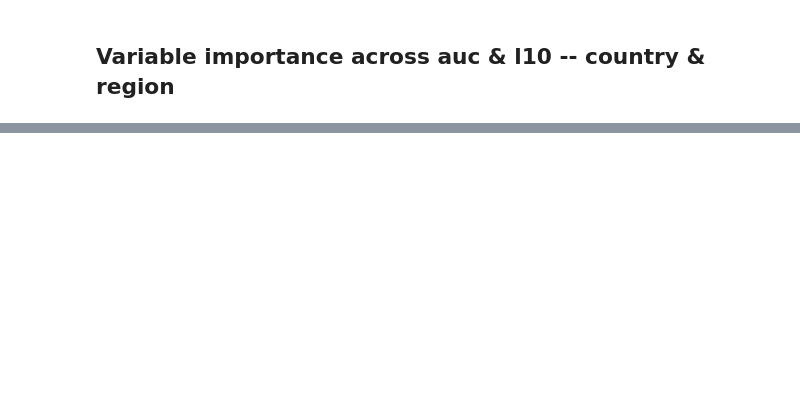
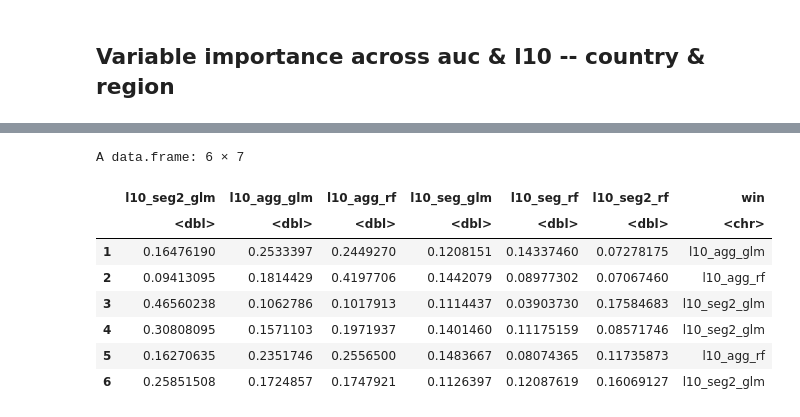
Before and after one commit to liouviaglou/Domains, a Jupyter notebook: scripts/phaseII_05_metalearning/_meta_RF.ipynb, the cells around one changed output, grey strips where cells are left out. Cells and saved outputs as stored; diff of their text form; code cells hidden in the pictures; blank space fills up the shorter version.

```diff
--- a/scripts/phaseII_05_metalearning/_meta_RF.ipynb
+++ b/scripts/phaseII_05_metalearning/_meta_RF.ipynb
@@ -1356,0 +1363,12 @@ A data.frame: 42 × 4
+# %%
+head(pred)
+# %% [output]
+A data.frame: 6 × 7
+|  | l10_seg2_glm | l10_agg_glm | l10_agg_rf | l10_seg_glm | l10_seg_rf | l10_seg2_rf | win |
+|  | <dbl> | <dbl> | <dbl> | <dbl> | <dbl> | <dbl> | <chr> |
+| 1 | 0.16476190 | 0.2533397 | 0.2449270 | 0.1208151 | 0.14337460 | 0.07278175 | l10_agg_glm |
+| 2 | 0.09413095 | 0.1814429 | 0.4197706 | 0.1442079 | 0.08977302 | 0.07067460 | l10_agg_rf |
+| 3 | 0.46560238 | 0.1062786 | 0.1017913 | 0.1114437 | 0.03903730 | 0.17584683 | l10_seg2_glm |
+| 4 | 0.30808095 | 0.1571103 | 0.1971937 | 0.1401460 | 0.11175159 | 0.08571746 | l10_seg2_glm |
+| 5 | 0.16270635 | 0.2351746 | 0.2556500 | 0.1483667 | 0.08074365 | 0.11735873 | l10_agg_rf |
+| 6 | 0.25851508 | 0.1724857 | 0.1747921 | 0.1126397 | 0.12087619 | 0.16069127 | l10_seg2_glm |
```
Also changed, not shown: parts of 35 cells of this notebook, 1 other file.
